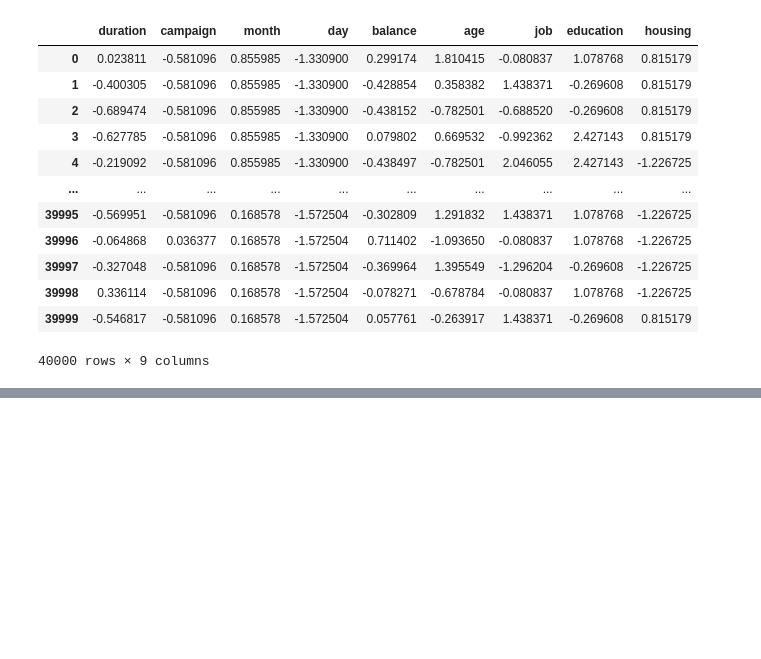
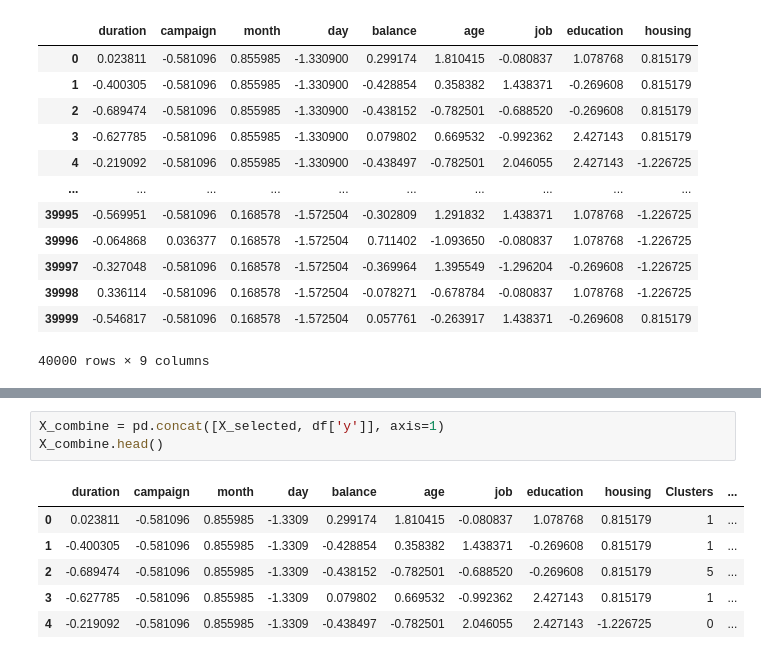
Before and after one commit to Charu21/Term-deposit-Marketing-Prediction, a Jupyter notebook: TermDepositMarketingClassification.ipynb, the cells around one changed output, grey strips where cells are left out. Drawn from its saved outputs; the diff is of its cells as text; blank space fills up the shorter version.

```diff
--- a/TermDepositMarketingClassification.ipynb
+++ b/TermDepositMarketingClassification.ipynb
@@ -915,0 +859,10 @@ for i in selected:
+# %%
+X_combine = pd.concat([X_selected, df['y']], axis=1)
+X_combine.head()
+# %% [output]
+|  | duration | campaign | month | day | balance | age | job | education | housing | Clusters | ... |
+| 0 | 0.023811 | -0.581096 | 0.855985 | -1.3309 | 0.299174 | 1.810415 | -0.080837 | 1.078768 | 0.815179 | 1 | ... |
+| 1 | -0.400305 | -0.581096 | 0.855985 | -1.3309 | -0.428854 | 0.358382 | 1.438371 | -0.269608 | 0.815179 | 1 | ... |
+| 2 | -0.689474 | -0.581096 | 0.855985 | -1.3309 | -0.438152 | -0.782501 | -0.688520 | -0.269608 | 0.815179 | 5 | ... |
+| 3 | -0.627785 | -0.581096 | 0.855985 | -1.3309 | 0.079802 | 0.669532 | -0.992362 | 2.427143 | 0.815179 | 1 | ... |
+| 4 | -0.219092 | -0.581096 | 0.855985 | -1.3309 | -0.438497 | -0.782501 | 2.046055 | 2.427143 | -1.226725 | 0 | ... |
```
Also changed, not shown: parts of 48 cells of this notebook.
